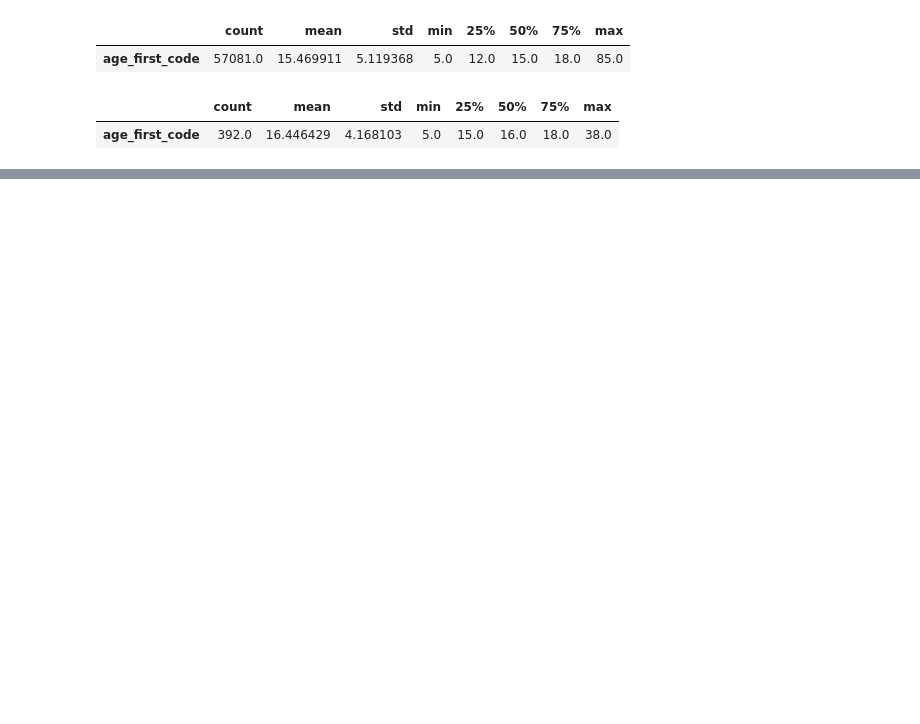
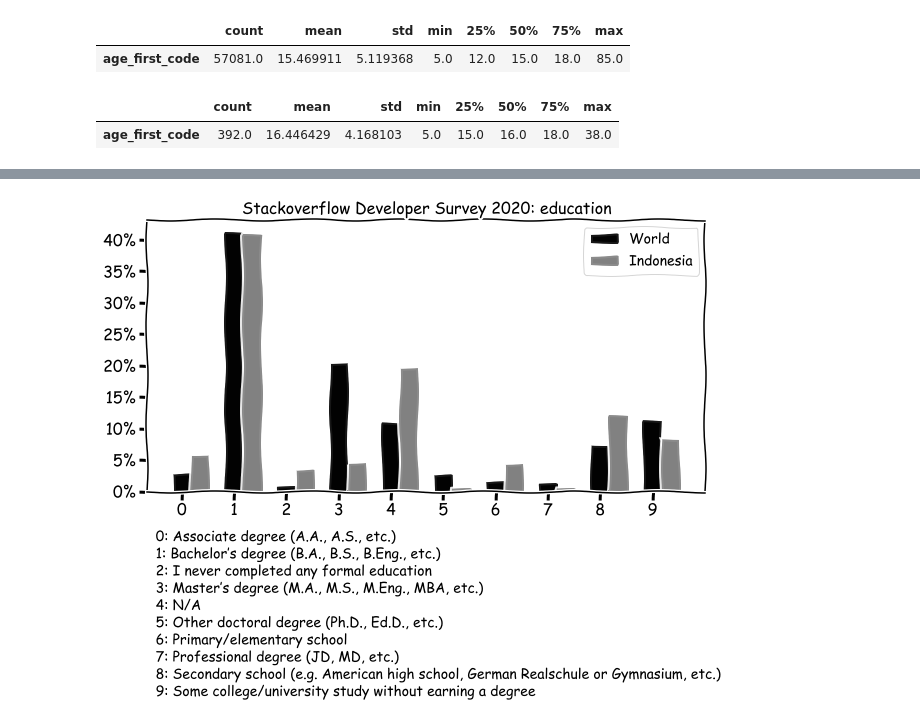
Before and after one commit to ledwindra/stackoverflow-survey, a Jupyter notebook: index.ipynb, the cells around one changed output, grey strips where cells are left out. Cells and saved outputs as stored; diff of their text form; code cells hidden in the pictures; blank space fills up the shorter version.

```diff
--- a/index.ipynb
+++ b/index.ipynb
@@ -50,0 +63,9 @@ viz.visualize_age(
+# %%
+# create dataframe from gender column
+educ_world = data.group_by(world, 'EdLevel', 'education')
+educ_indonesia = data.group_by(indonesia, 'EdLevel', 'education')
+
+# make a nice visualization thx to xkcd
+viz.bar_chart(educ_world, educ_indonesia, 'education', caption_x=-0.5, caption_y=-0.325)
+# %% [output]
+[figure, added]
```
Also changed, not shown: parts of 8 cells of this notebook, 1 other file.
